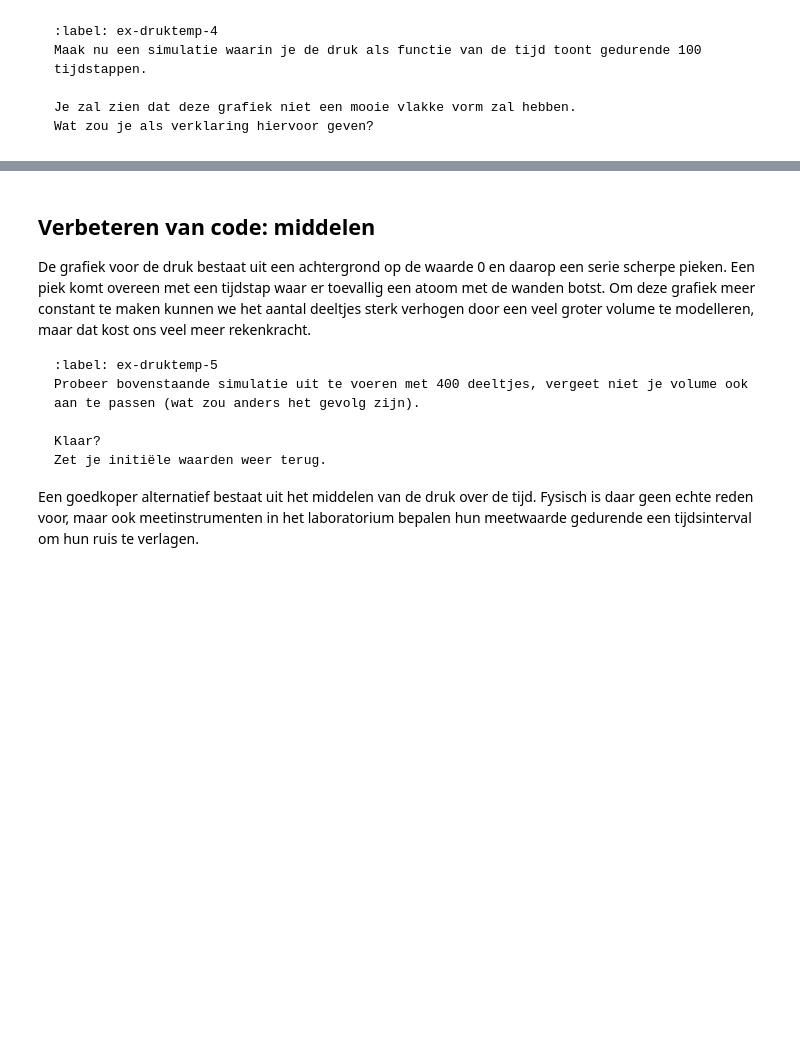
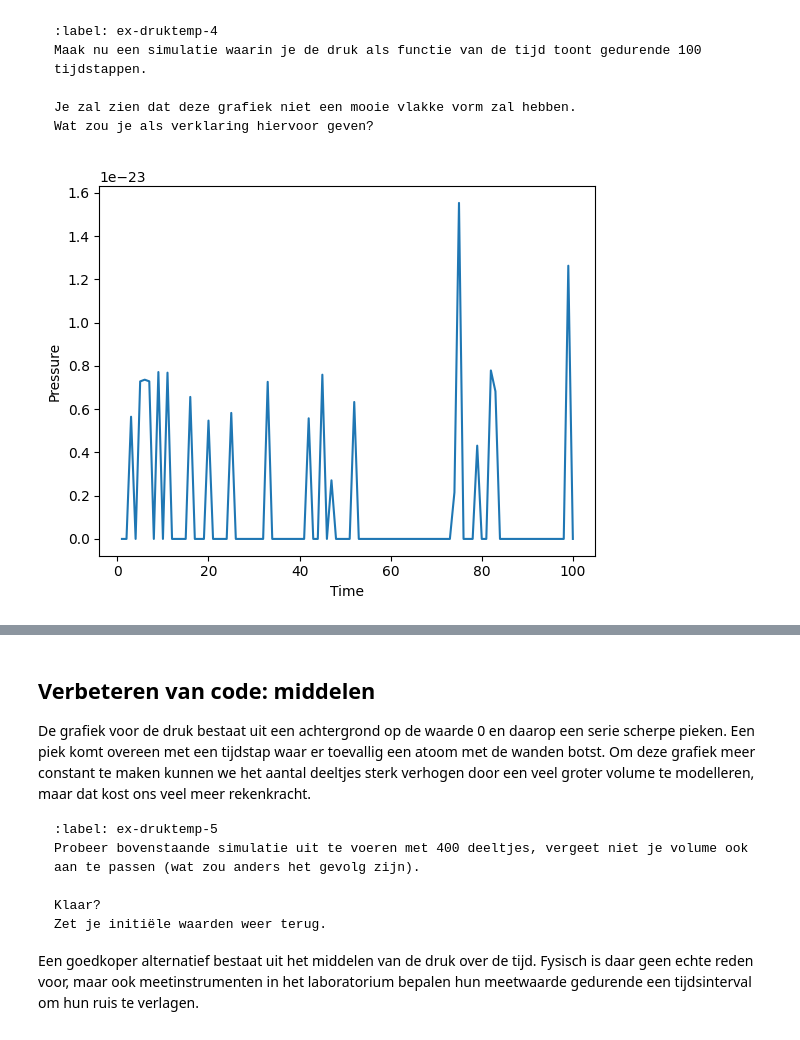
Before and after one commit to MikaBarDEV/IP-2-thermolab, a Jupyter notebook: Content/PySim/5_druktemp.ipynb, the cells around one changed output, grey strips where cells are left out. Cells and saved outputs as stored; diff of their text form; code cells hidden in the pictures; blank space fills up the shorter version.

````diff
--- a/Content/PySim/5_druktemp.ipynb
+++ b/Content/PySim/5_druktemp.ipynb
@@ -317,6 +310,24 @@ Je zal zien dat deze grafiek niet een mooie vlakke vorm zal hebben.
 Wat zou je als verklaring hiervoor geven?
 ```
 # %%
-# Geef je oplossing
+# ruimte voor uitwerking
+DT = 0.01
 
-#your code/answer
+particles = []
+pressure_array = np.zeros(100, dtype=float)
+times = np.linspace(1, 100, 100)
+create_particles(particles)
+
+take_time_step(particles, DT)
+
+for i in range(100):
+    take_time_step(particles, DT)
+    pressure_array[i] = pressure
+
+plt.figure()
+plt.plot(times, pressure_array)
+plt.xlabel('Time')
+plt.ylabel('Pressure')
+plt.show()
+# %% [output]
+[figure, added]
````
Also changed, not shown: parts of 9 cells of this notebook.
